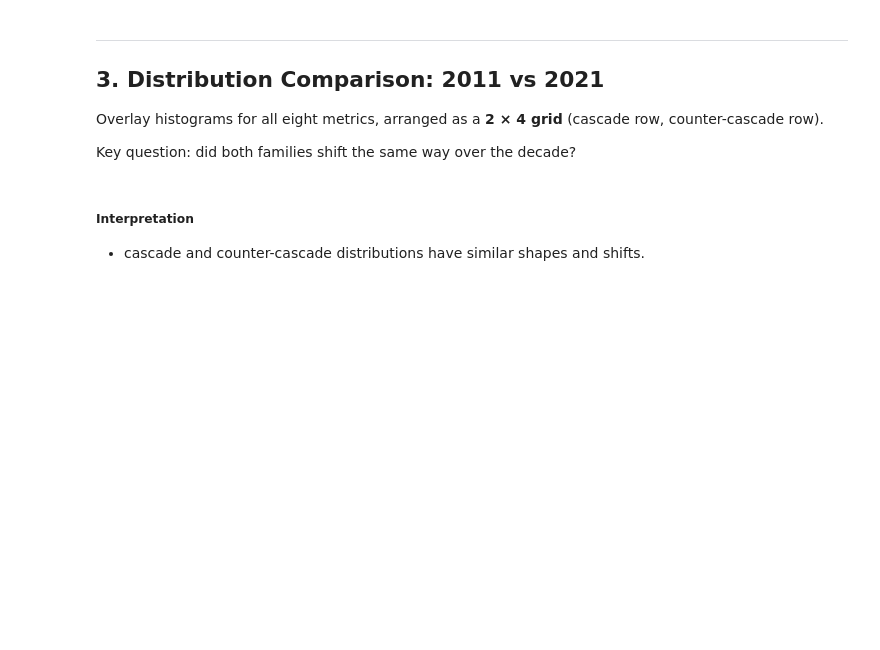
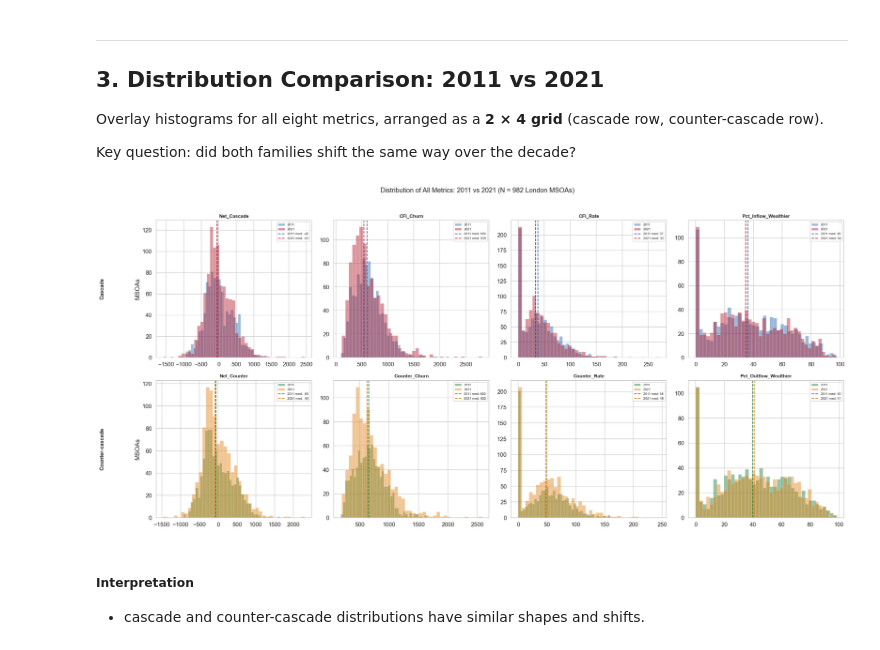
Before and after one commit to yxing82/CASA-Dissertation, a Jupyter notebook: scripts/eda_1_rerun_metric_landscape_20260625.ipynb, the cells around one changed output. Cells and saved outputs as stored; diff of their text form; code cells hidden in the pictures; blank space fills up the shorter version.

```diff
--- a/scripts/eda_1_rerun_metric_landscape_20260625.ipynb
+++ b/scripts/eda_1_rerun_metric_landscape_20260625.ipynb
@@ -129,34 +156,36 @@ row_configs = [
 
 for row_idx, (metrics, family_label, c11_color, c21_color) in enumerate(row_configs):
     for col_idx, base in enumerate(metrics):
         ax = axes[row_idx, col_idx]
         c11, c21 = f'{base}_11', f'{base}_21'
 
         ax.hist(df[c11], bins=40, alpha=0.45, color=c11_color, label='2011', edgecolor='white', lw=0.3)
         ax.hist(df[c21], bins=40, alpha=0.45, color=c21_color, label='2021', edgecolor='white', lw=0.3)
         ax.axvline(df[c11].median(), color=c11_color, ls='--', lw=1.5,
                    label=f'2011 med: {df[c11].median():.0f}')
         ax.axvline(df[c21].median(), color=c21_color, ls='--', lw=1.5,
                    label=f'2021 med: {df[c21].median():.0f}')
 
         ax.set_title(f'{base}', fontsize=10, fontweight='bold')
         ax.set_ylabel('MSOAs' if col_idx == 0 else '')
         ax.legend(fontsize=7, loc='upper right')
 
         if row_idx == 0 and col_idx == 0:
             ax.annotate(family_label, xy=(-0.35, 0.5), xycoords='axes fraction',
                         fontsize=11, fontweight='bold', rotation=90, va='center', ha='center')
 
     # Row label for second row
     if row_idx == 1:
         axes[1, 0].annotate(family_label, xy=(-0.35, 0.5), xycoords='axes fraction',
                             fontsize=11, fontweight='bold', rotation=90, va='center', ha='center')
 
-fig.suptitle('Distribution of All Metrics: 2011 vs 2021 (N = 983 London MSOAs)',
+fig.suptitle('Distribution of All Metrics: 2011 vs 2021 (N = 982 London MSOAs)',
              fontsize=14, y=1.02)
 plt.tight_layout()
 plt.savefig(OUTPUT_DIR / 'fig_01_distributions_cascade_counter.png')
 plt.show()
+# %% [output]
+[figure, added]
 # %% [markdown]
 ##### Interpretation
 - cascade and counter-cascade distributions have similar shapes and shifts.
```
Also changed, not shown: parts of 11 cells of this notebook, 16 other files.
